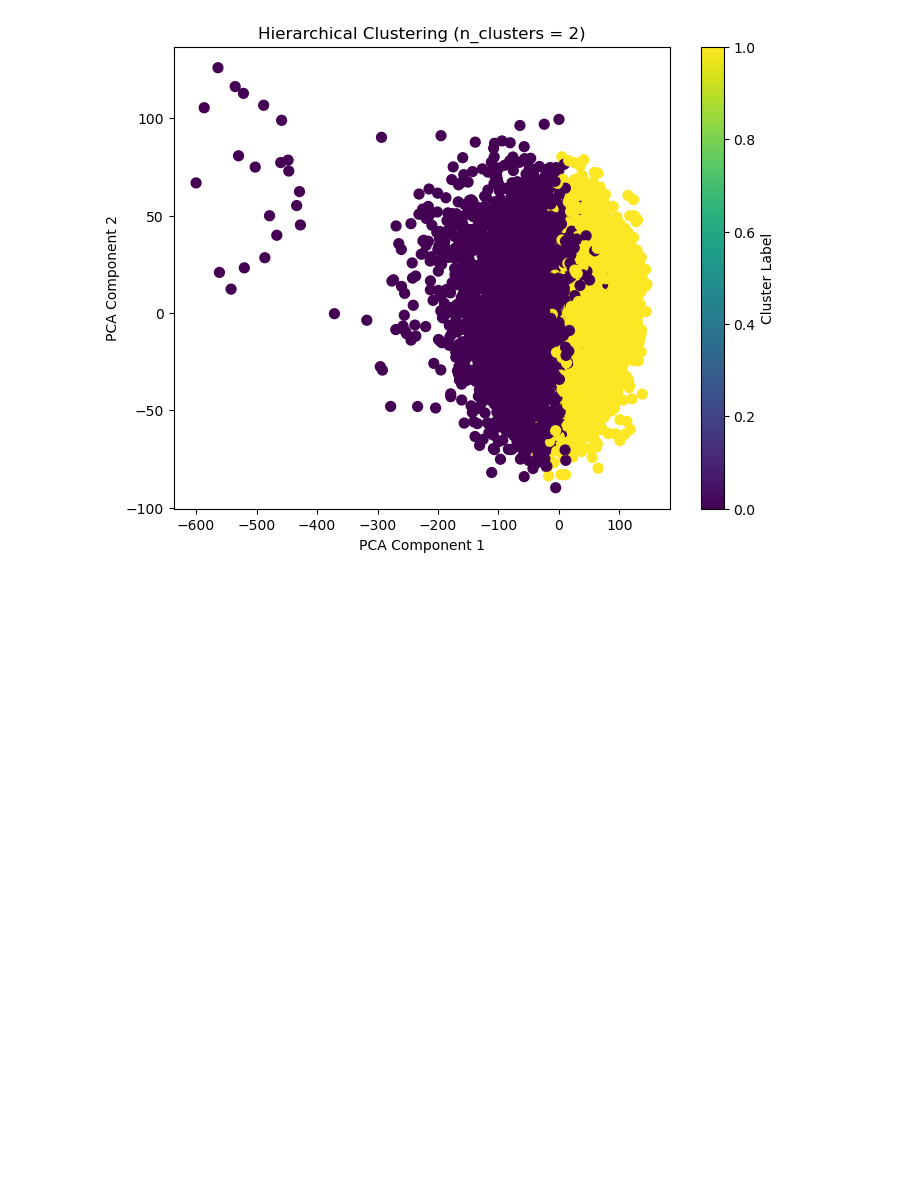
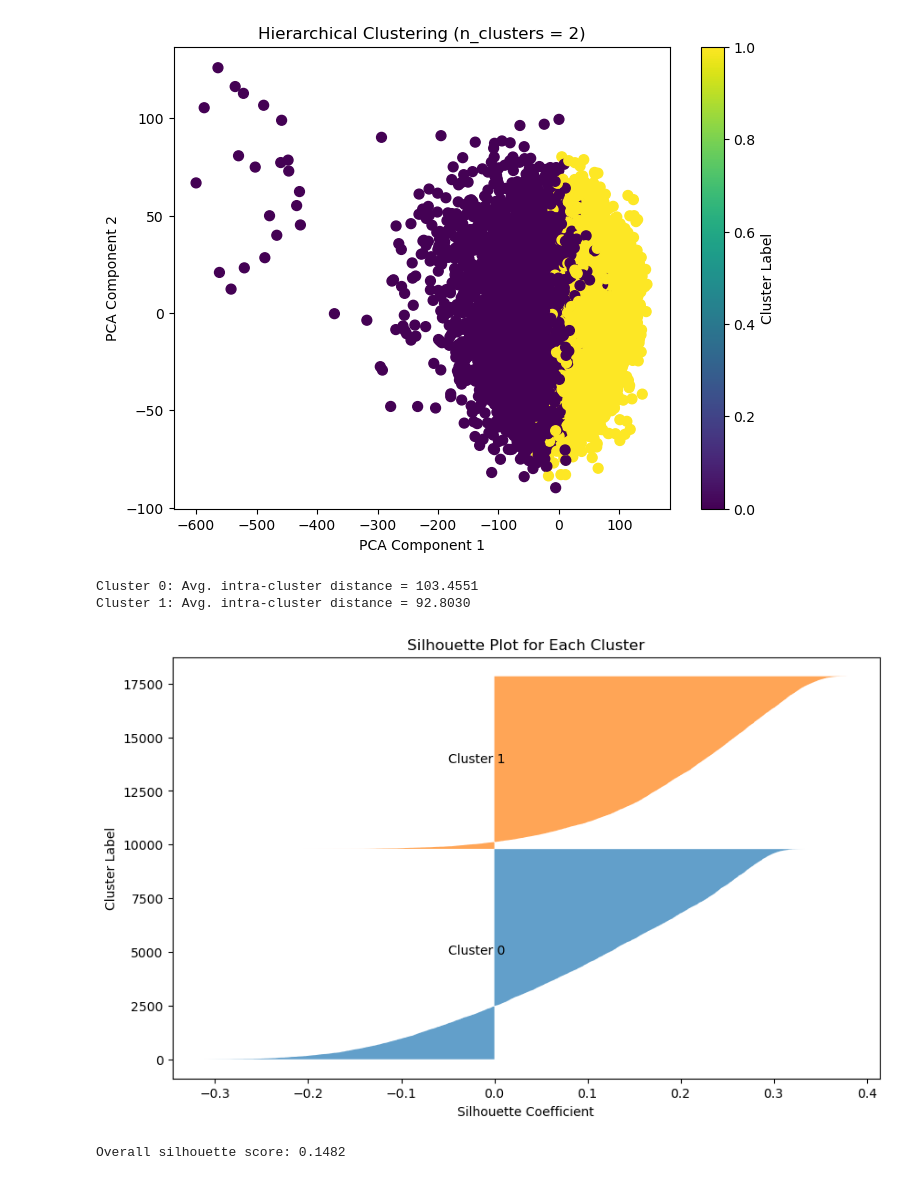
Before and after one commit to mrmh13801225/UT_ML_Project, a Jupyter notebook: src/FinalProject.ipynb, the cells around one changed output. Cells and saved outputs as stored; diff of their text form; code cells hidden in the pictures; blank space fills up the shorter version.

```diff
--- a/src/FinalProject.ipynb
+++ b/src/FinalProject.ipynb
@@ -982,3 +1037,10 @@ Generating dendrogram...
 [figure]
 Visualizing clustering results...
 [figure]
+# %%
+cluster_cohesions = analyze_cluster_cohesion(X, hierarchical_labels)
+# %% [output]
+Cluster 0: Avg. intra-cluster distance = 103.4551
+Cluster 1: Avg. intra-cluster distance = 92.8030
+[figure, added]
+Overall silhouette score: 0.1482
```
Also changed, not shown: parts of 1 cell of this notebook.
